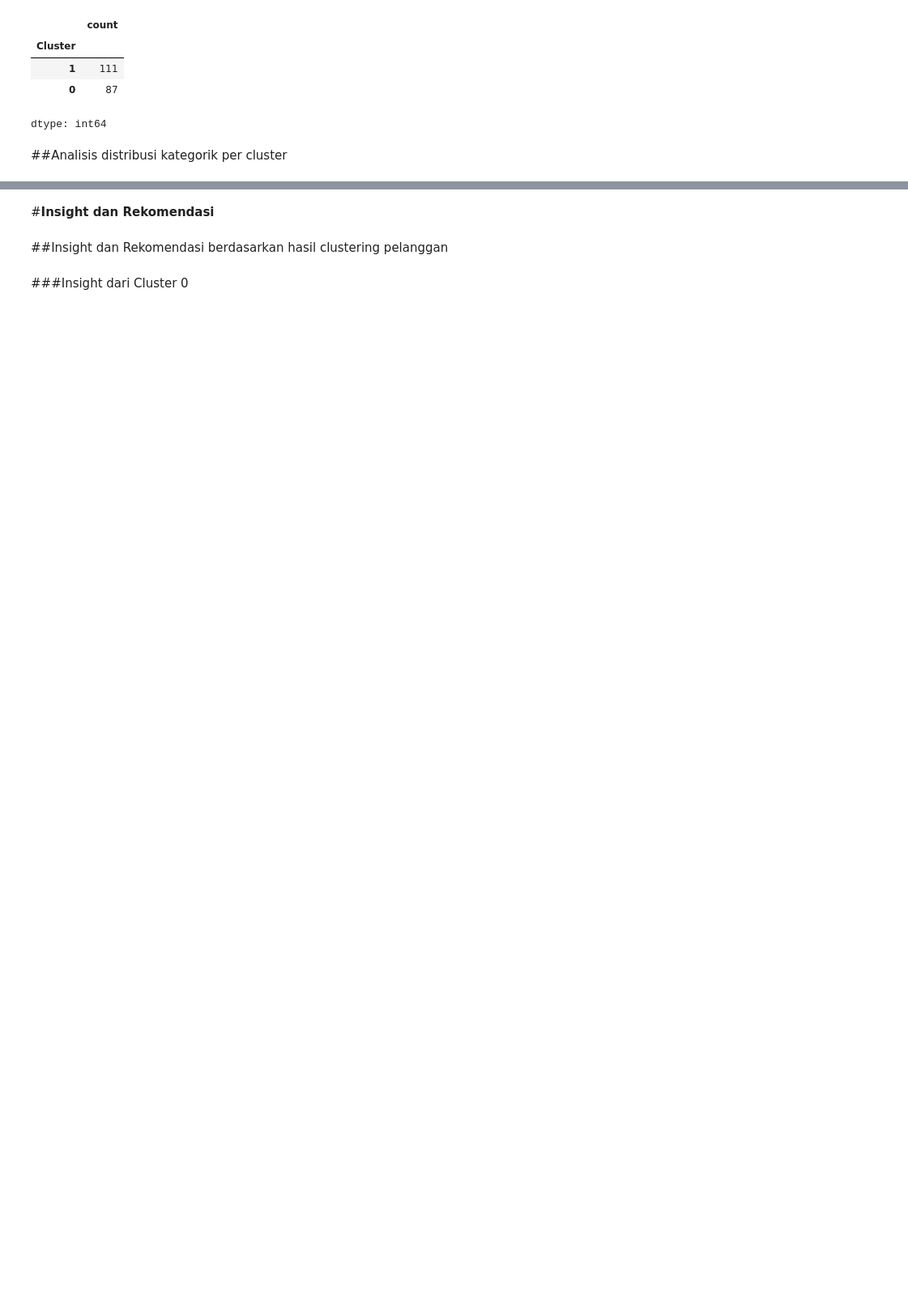
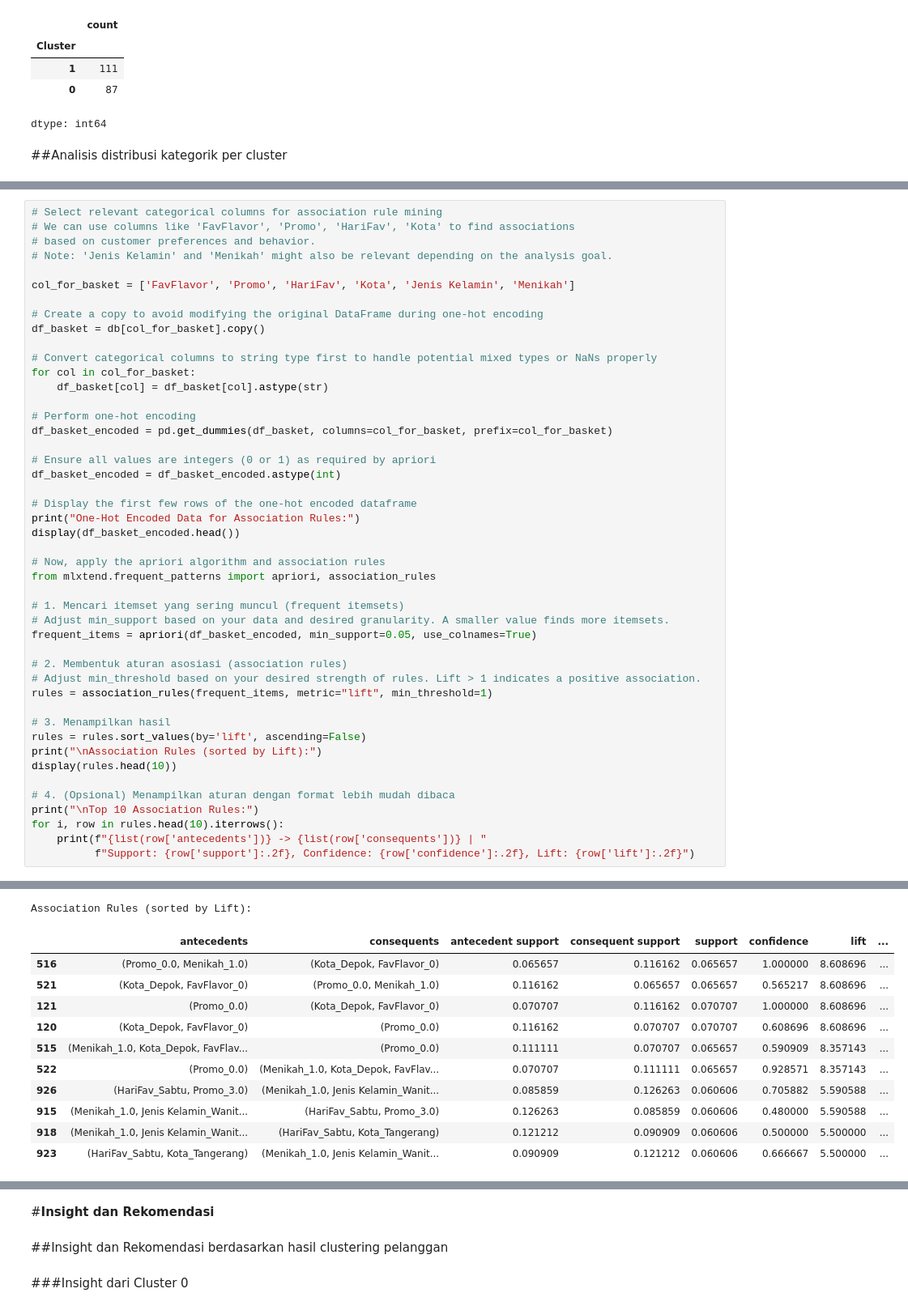
Before and after one commit to Dwiatikaa/Projects, a Jupyter notebook: Project_MixITup_Ice_Cream_Dataset.ipynb, the cells around one changed output, grey strips where cells are left out. Shown at 81% size. Drawn from its saved outputs; the diff is of its cells as text; blank space fills up the shorter version.

```diff
--- a/Project_MixITup_Ice_Cream_Dataset.ipynb
+++ b/Project_MixITup_Ice_Cream_Dataset.ipynb
@@ -1242,0 +1228,47 @@ Cluster 1
+# %%
+# Select relevant categorical columns for association rule mining
+# We can use columns like 'FavFlavor', 'Promo', 'HariFav', 'Kota' to find associations
+# based on customer preferences and behavior.
+# Note: 'Jenis Kelamin' and 'Menikah' might also be relevant depending on the analysis goal.
+
+col_for_basket = ['FavFlavor', 'Promo', 'HariFav', 'Kota', 'Jenis Kelamin', 'Menikah']
+
+# Create a copy to avoid modifying the original DataFrame during one-hot encoding
+df_basket = db[col_for_basket].copy()
+
+# Convert categorical columns to string type first to handle potential mixed types or NaNs properly
+for col in col_for_basket:
+    df_basket[col] = df_basket[col].astype(str)
+
+# Perform one-hot encoding
+df_basket_encoded = pd.get_dummies(df_basket, columns=col_for_basket, prefix=col_for_basket)
+
+# Ensure all values are integers (0 or 1) as required by apriori
+df_basket_encoded = df_basket_encoded.astype(int)
+
+# Display the first few rows of the one-hot encoded dataframe
+print("One-Hot Encoded Data for Association Rules:")
+display(df_basket_encoded.head())
+
+# Now, apply the apriori algorithm and association rules
+from mlxtend.frequent_patterns import apriori, association_rules
+
+# 1. Mencari itemset yang sering muncul (frequent itemsets)
+# Adjust min_support based on your data and desired granularity. A smaller value finds more itemsets.
+frequent_items = apriori(df_basket_encoded, min_support=0.05, use_colnames=True)
+
+# 2. Membentuk aturan asosiasi (association rules)
+# Adjust min_threshold based on your desired strength of rules. Lift > 1 indicates a positive association.
+rules = association_rules(frequent_items, metric="lift", min_threshold=1)
+
+# 3. Menampilkan hasil
+rules = rules.sort_values(by='lift', ascending=False)
+print("\nAssociation Rules (sorted by Lift):")
+display(rules.head(10))
+
+# 4. (Opsional) Menampilkan aturan dengan format lebih mudah dibaca
+print("\nTop 10 Association Rules:")
+for i, row in rules.head(10).iterrows():
+    print(f"{list(row['antecedents'])} -> {list(row['consequents'])} | "
+          f"Support: {row['support']:.2f}, Confidence: {row['confidence']:.2f}, Lift: {row['lift']:.2f}")
+# %% [output]
@@ -1242,0 +1283,12 @@ Cluster 1
+Association Rules (sorted by Lift):
+|  | antecedents | consequents | antecedent support | consequent support | support | confidence | lift | ... |
+| 516 | (Promo_0.0, Menikah_1.0) | (Kota_Depok, FavFlavor_0) | 0.065657 | 0.116162 | 0.065657 | 1.000000 | 8.608696 | ... |
+| 521 | (Kota_Depok, FavFlavor_0) | (Promo_0.0, Menikah_1.0) | 0.116162 | 0.065657 | 0.065657 | 0.565217 | 8.608696 | ... |
+| 121 | (Promo_0.0) | (Kota_Depok, FavFlavor_0) | 0.070707 | 0.116162 | 0.070707 | 1.000000 | 8.608696 | ... |
+| 120 | (Kota_Depok, FavFlavor_0) | (Promo_0.0) | 0.116162 | 0.070707 | 0.070707 | 0.608696 | 8.608696 | ... |
+| 515 | (Menikah_1.0, Kota_Depok, FavFlav... | (Promo_0.0) | 0.111111 | 0.070707 | 0.065657 | 0.590909 | 8.357143 | ... |
+| 522 | (Promo_0.0) | (Menikah_1.0, Kota_Depok, FavFlav... | 0.070707 | 0.111111 | 0.065657 | 0.928571 | 8.357143 | ... |
+| 926 | (HariFav_Sabtu, Promo_3.0) | (Menikah_1.0, Jenis Kelamin_Wanit... | 0.085859 | 0.126263 | 0.060606 | 0.705882 | 5.590588 | ... |
+| 915 | (Menikah_1.0, Jenis Kelamin_Wanit... | (HariFav_Sabtu, Promo_3.0) | 0.126263 | 0.085859 | 0.060606 | 0.480000 | 5.590588 | ... |
+| 918 | (Menikah_1.0, Jenis Kelamin_Wanit... | (HariFav_Sabtu, Kota_Tangerang) | 0.121212 | 0.090909 | 0.060606 | 0.500000 | 5.500000 | ... |
+| 923 | (HariFav_Sabtu, Kota_Tangerang) | (Menikah_1.0, Jenis Kelamin_Wanit... | 0.090909 | 0.121212 | 0.060606 | 0.666667 | 5.500000 | ... |
```
Also changed, not shown: parts of 7 cells of this notebook.
